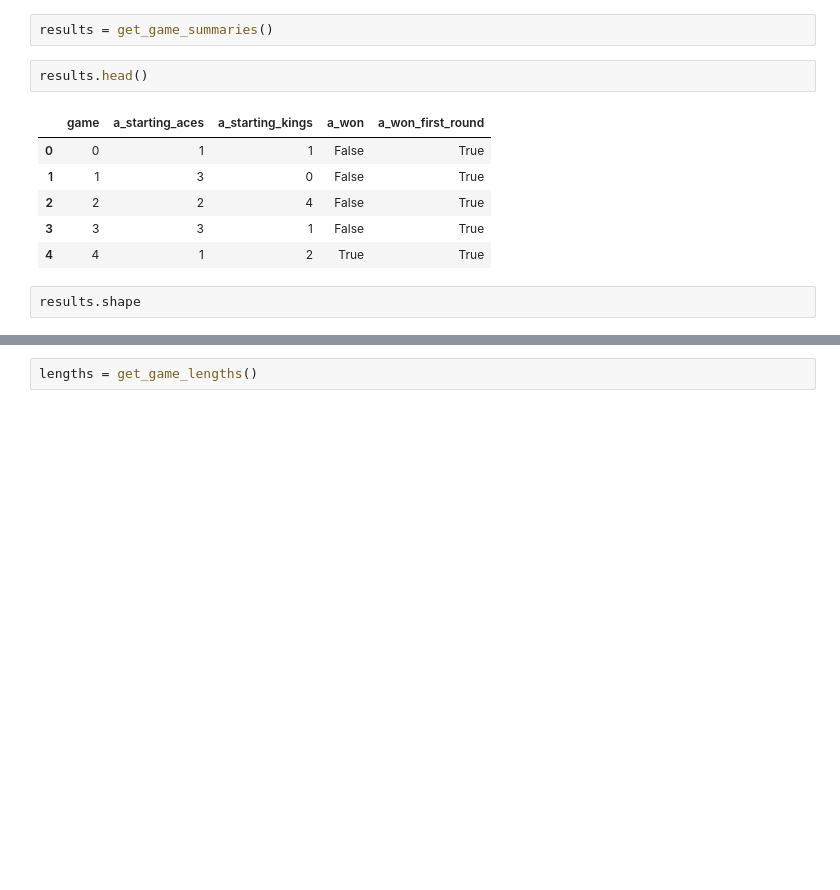
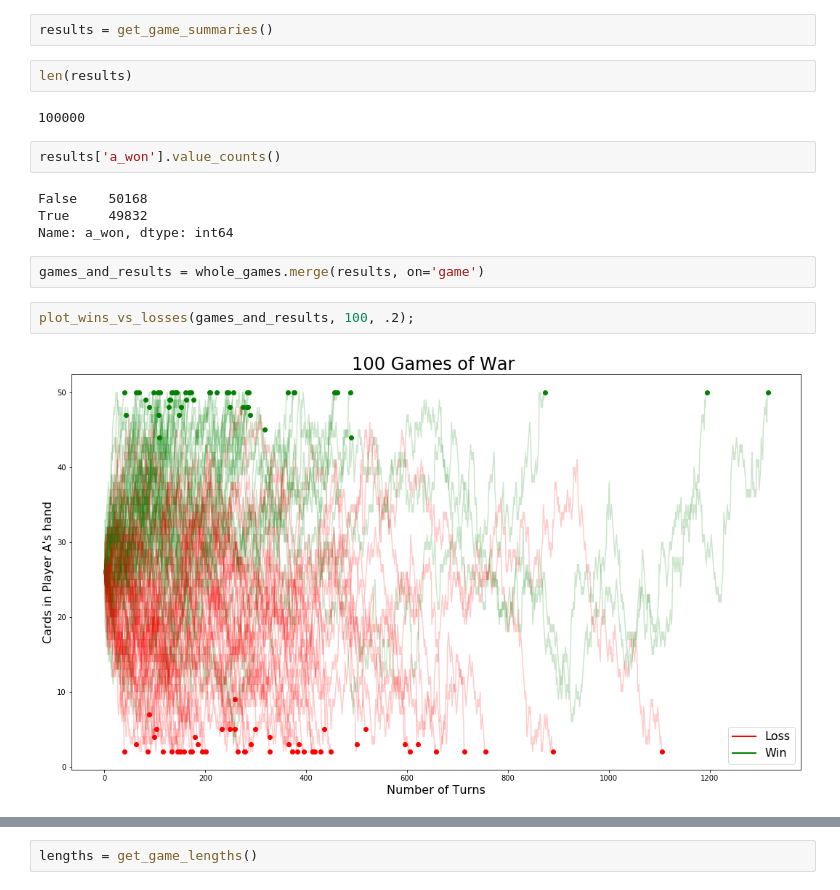
Before and after one commit to NapsterInBlue/War, a Jupyter notebook: Function_EDA.ipynb, the cells around one changed output, grey strips where cells are left out. Saved outputs shown, nothing was run; the diff lists cells and outputs as text; blank space fills up the shorter version.

```diff
--- a/Function_EDA.ipynb
+++ b/Function_EDA.ipynb
@@ -19,13 +38,18 @@ whole_games.shape
 # %%
 results = get_game_summaries()
-# %%
-results.head()
-# %% [output]
-|  | game | a_starting_aces | a_starting_kings | a_won | a_won_first_round |
-| 0 | 0 | 1 | 1 | False | True |
-| 1 | 1 | 3 | 0 | False | True |
-| 2 | 2 | 2 | 4 | False | True |
-| 3 | 3 | 3 | 1 | False | True |
-| 4 | 4 | 1 | 2 | True | True |
-# %%
-results.shape
+# %%
+len(results)
+# %% [output]
+100000
+# %%
+results['a_won'].value_counts()
+# %% [output]
+False    50168
+True     49832
+Name: a_won, dtype: int64
+# %%
+games_and_results = whole_games.merge(results, on='game')
+# %%
+plot_wins_vs_losses(games_and_results, 100, .2);
+# %% [output]
+[figure, added]
```
Also changed, not shown: parts of 41 cells of this notebook.
